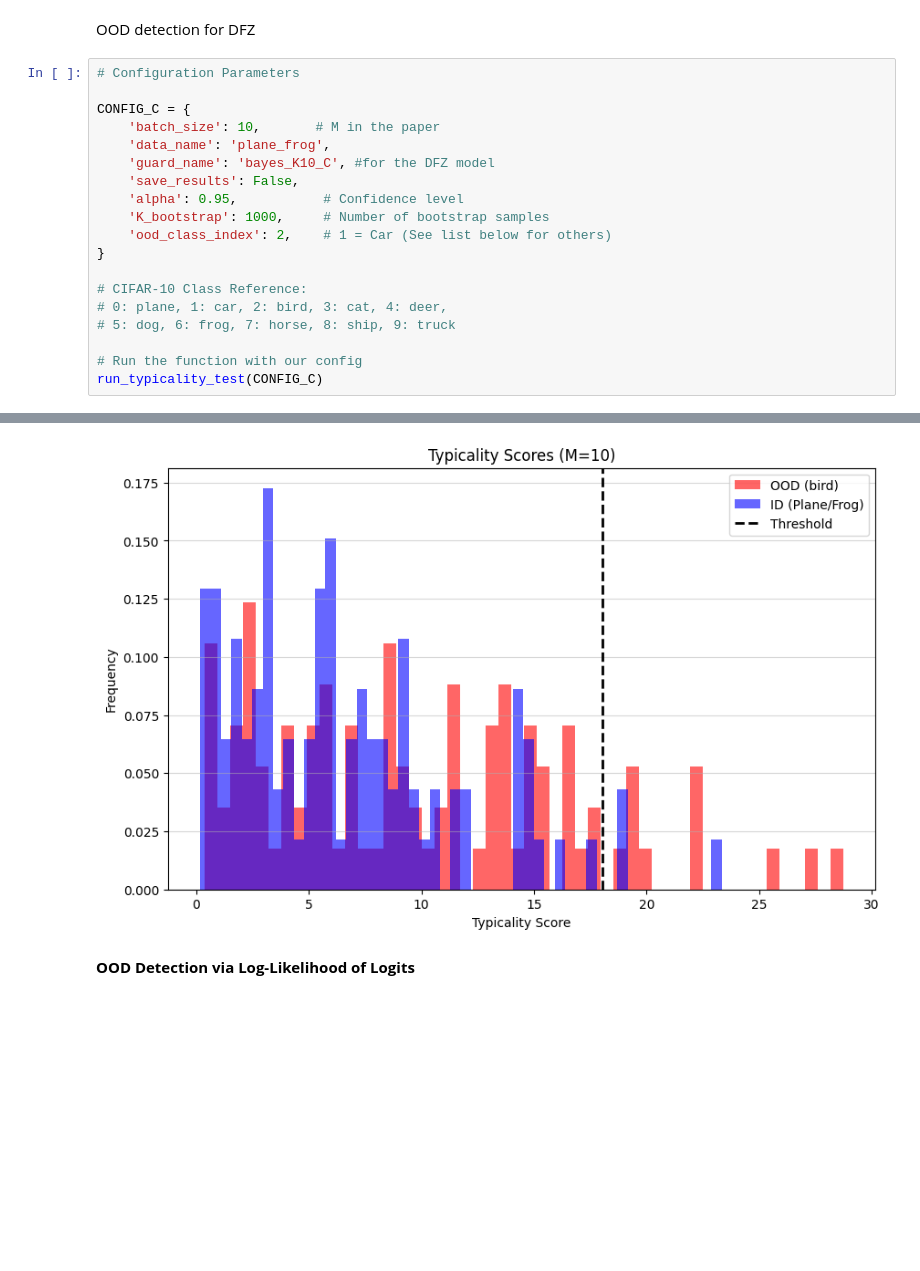
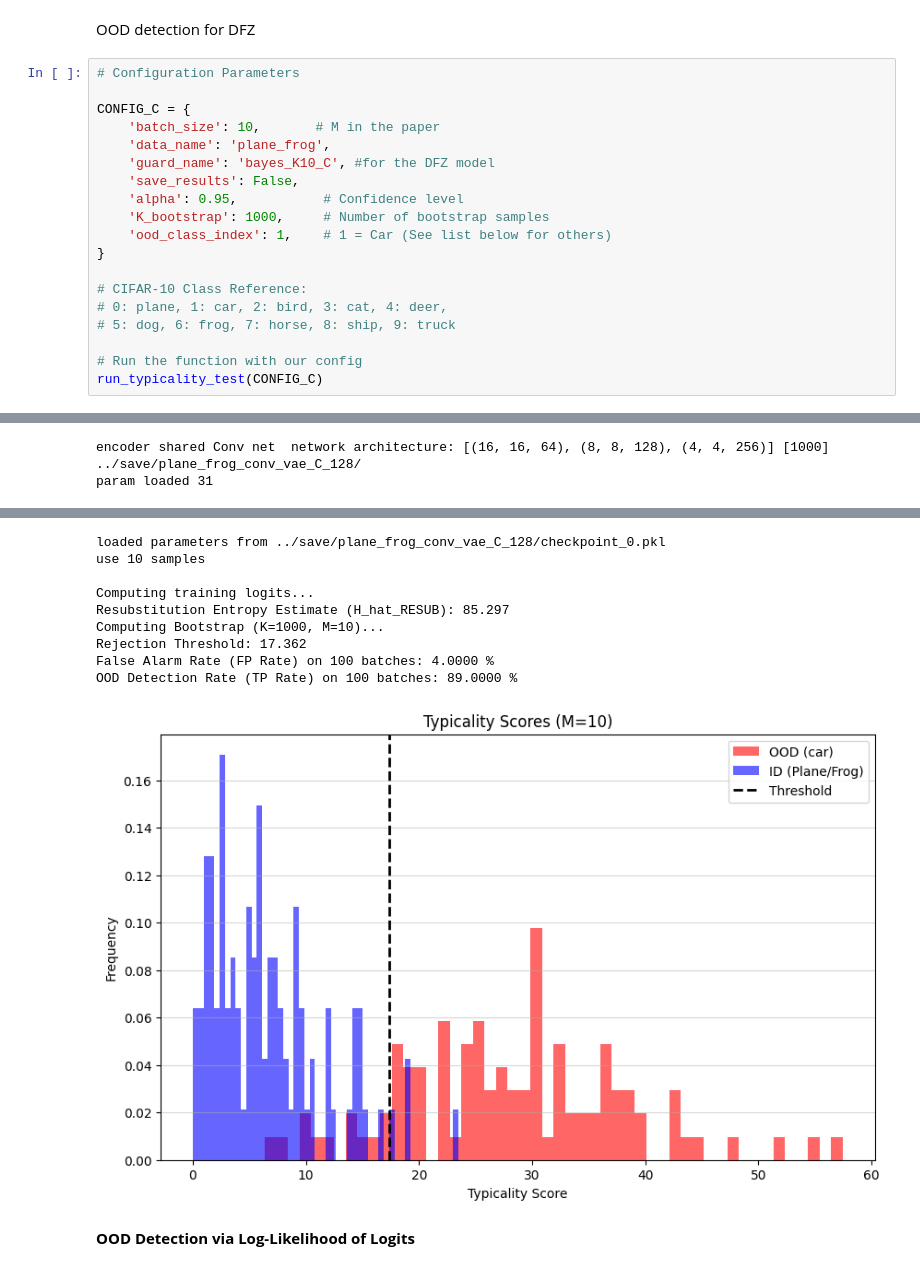
Before and after one commit to mathispernin/DeepBayesOOD, a Jupyter notebook: Intro_to_PGM.ipynb, the cells around one changed output, grey strips where cells are left out. Saved outputs shown, nothing was run; the diff lists cells and outputs as text; blank space fills up the shorter version.

```diff
--- a/Intro_to_PGM.ipynb
+++ b/Intro_to_PGM.ipynb
@@ -510,7 +506,7 @@ CONFIG_C = {
     'save_results': False,
     'alpha': 0.95,           # Confidence level
     'K_bootstrap': 1000,     # Number of bootstrap samples
-    'ood_class_index': 2,    # 1 = Car (See list below for others)
+    'ood_class_index': 1,    # 1 = Car (See list below for others)
 }
 
 # CIFAR-10 Class Reference:
@@ -539,0 +530,3 @@ OOD Detection Rate (TP Rate) on 100 batches: 11.0000 %
+encoder shared Conv net  network architecture: [(16, 16, 64), (8, 8, 128), (4, 4, 256)] [1000]
+../save/plane_frog_conv_vae_C_128/
+param loaded 31
@@ -540,4 +540,13 @@ OOD Detection Rate (TP Rate) on 100 batches: 11.0000 %
+loaded parameters from ../save/plane_frog_conv_vae_C_128/checkpoint_0.pkl
+use 10 samples
+
+Computing training logits...
+Resubstitution Entropy Estimate (H_hat_RESUB): 85.297
+Computing Bootstrap (K=1000, M=10)...
+Rejection Threshold: 17.362
+False Alarm Rate (FP Rate) on 100 batches: 4.0000 %
+OOD Detection Rate (TP Rate) on 100 batches: 89.0000 %
-[figure, old version]
+[figure, new version]
 # %% [markdown]
 **OOD Detection via Log-Likelihood of Logits**
 # %%
```
Also changed, not shown: parts of 6 cells of this notebook.
